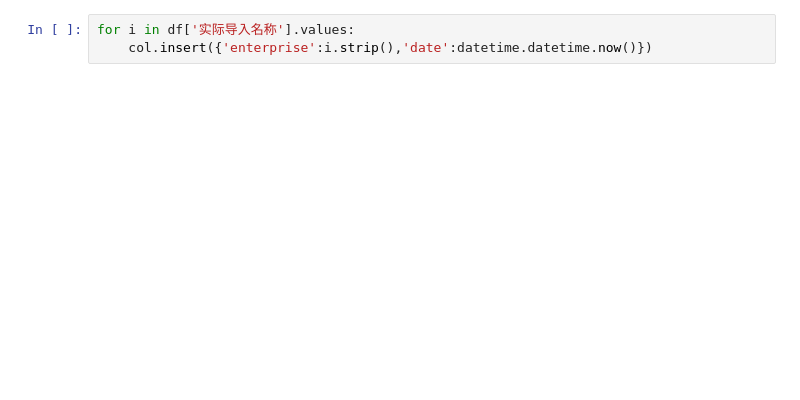
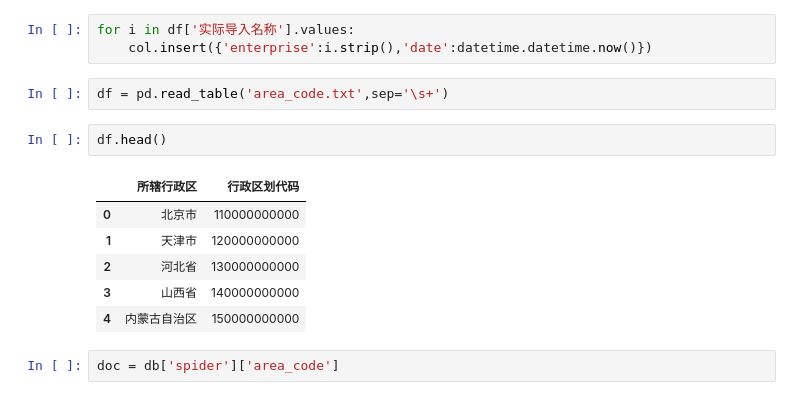
Before and after one commit to barneyElDinosaurio/base_function, a Jupyter notebook: mongo_notebook.ipynb, the cells around one changed output. Cells and saved outputs as stored; diff of their text form; blank space fills up the shorter version.

```diff
--- a/mongo_notebook.ipynb
+++ b/mongo_notebook.ipynb
@@ -564,3 +333,16 @@ df.size
 # %%
 for i in df['实际导入名称'].values:
     col.insert({'enterprise':i.strip(),'date':datetime.datetime.now()})
+# %%
+df = pd.read_table('area_code.txt',sep='\s+')
+# %%
+df.head()
+# %% [output]
+|  | 所辖行政区 | 行政区划代码 |
+| 0 | 北京市 | 110000000000 |
+| 1 | 天津市 | 120000000000 |
+| 2 | 河北省 | 130000000000 |
+| 3 | 山西省 | 140000000000 |
+| 4 | 内蒙古自治区 | 150000000000 |
+# %%
+doc = db['spider']['area_code']
```
Also changed, not shown: parts of 46 cells of this notebook, 4 other files.
